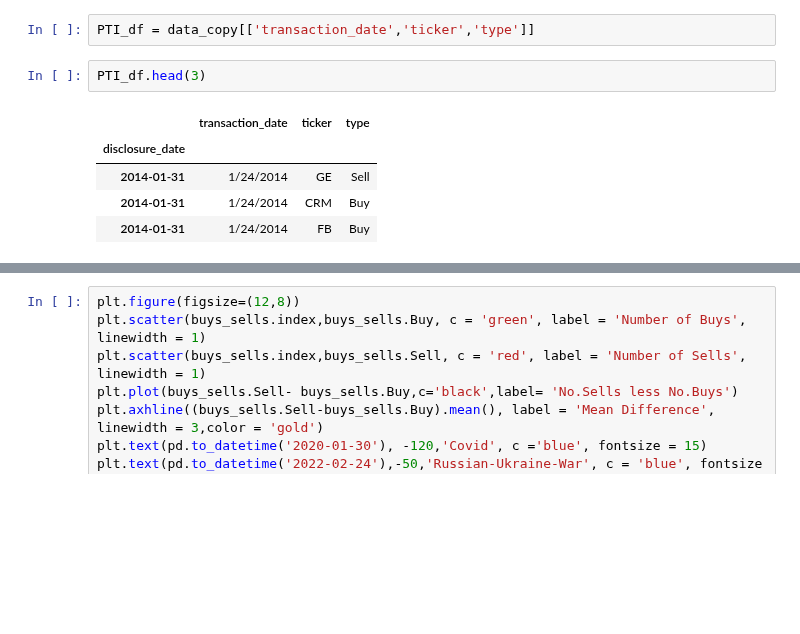
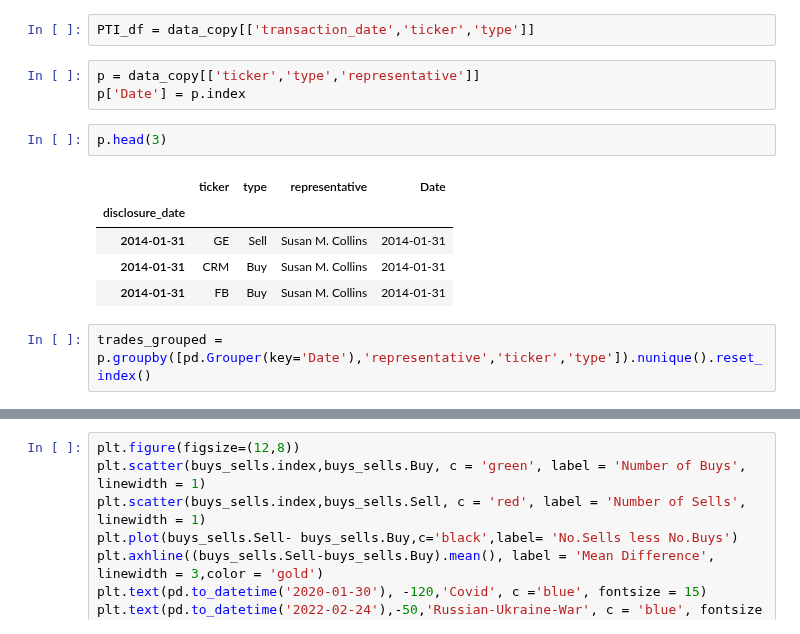
Before and after one commit to dcstein22/economics, a Jupyter notebook: QTSProject.ipynb, the cells around one changed output, grey strips where cells are left out. Cells and saved outputs as stored; diff of their text form; blank space fills up the shorter version.

```diff
--- a/QTSProject.ipynb
+++ b/QTSProject.ipynb
@@ -263,11 +272,16 @@ data_copy.head(5)
 - Constructing PTI **Person-Based-Trading Index**
 # %%
 PTI_df = data_copy[['transaction_date','ticker','type']]
+# %%
+p = data_copy[['ticker','type','representative']]
+p['Date'] = p.index
 # %%
-PTI_df.head(3)
+p.head(3)
 # %% [output]
-|  | transaction_date | ticker | type |
-| disclosure_date |  |  |  |
-| 2014-01-31 | 1/24/2014 | GE | Sell |
-| 2014-01-31 | 1/24/2014 | CRM | Buy |
-| 2014-01-31 | 1/24/2014 | FB | Buy |
+|  | ticker | type | representative | Date |
+| disclosure_date |  |  |  |  |
+| 2014-01-31 | GE | Sell | Susan M. Collins | 2014-01-31 |
+| 2014-01-31 | CRM | Buy | Susan M. Collins | 2014-01-31 |
+| 2014-01-31 | FB | Buy | Susan M. Collins | 2014-01-31 |
+# %%
+trades_grouped = p.groupby([pd.Grouper(key='Date'),'representative','ticker','type']).nunique().reset_index()
```
Also changed, not shown: parts of 78 cells of this notebook, 1 other file.
